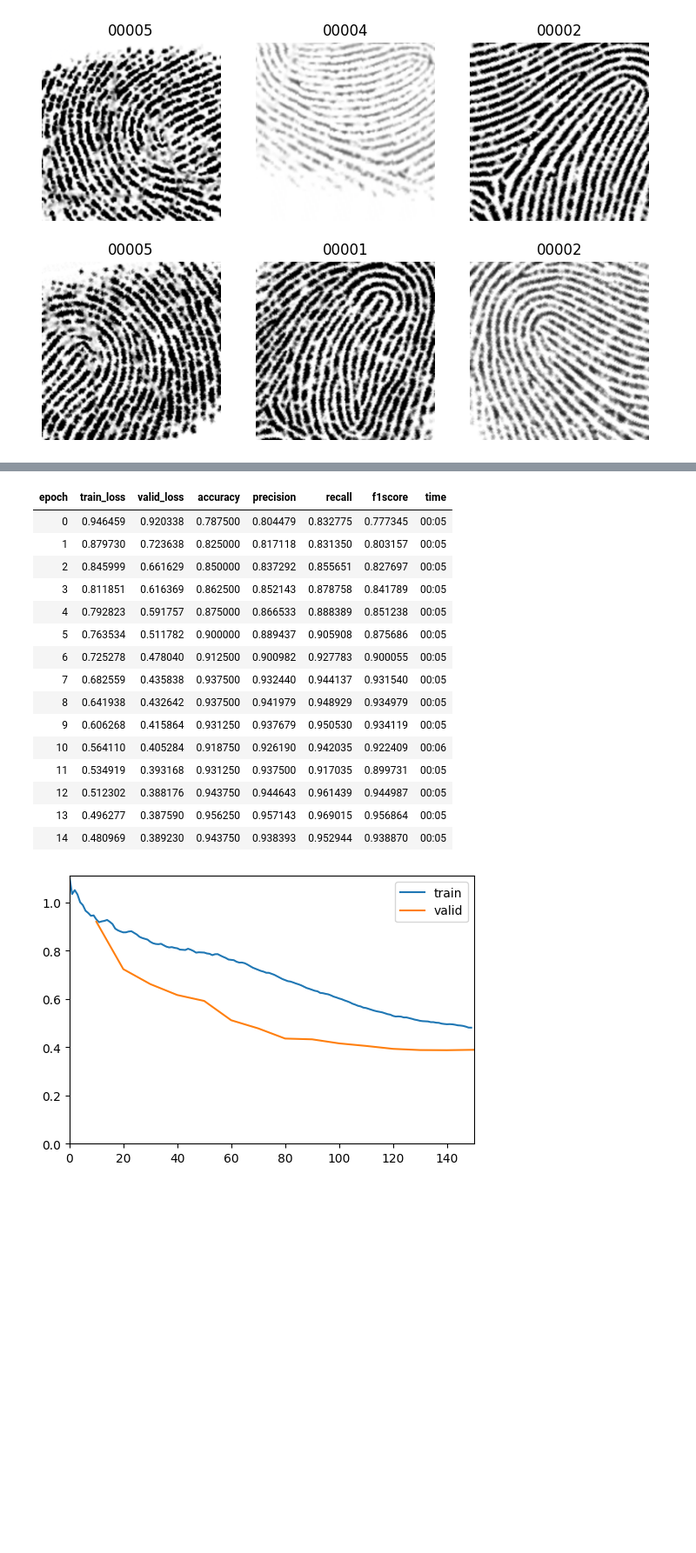
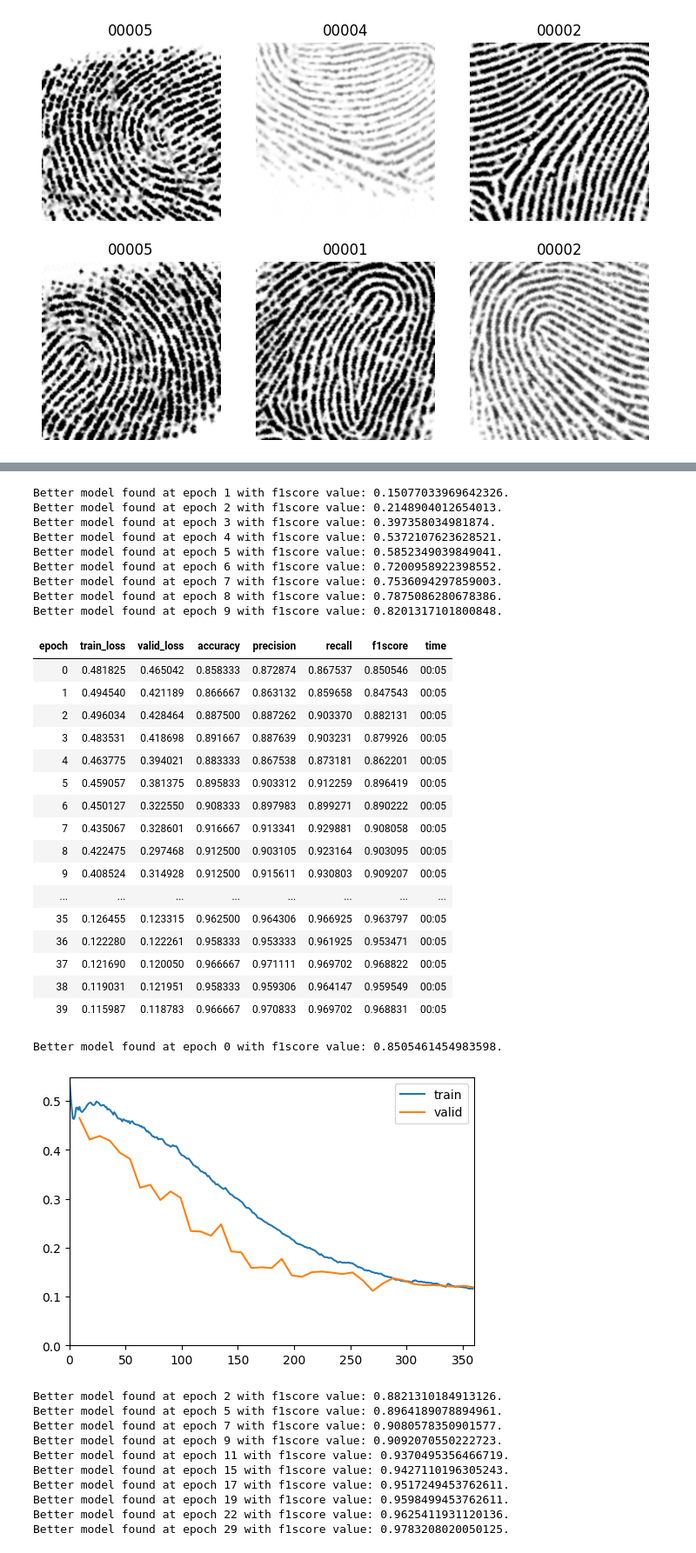
Before and after one commit to Kenny3Shen/InverseVC, a Jupyter notebook: triplet-crossentropy_FVC2000.ipynb, the cells around one changed output, grey strips where cells are left out. Shown at 87% size. Drawn from its saved outputs; the diff is of its cells as text; code cells hidden in the pictures; blank space fills up the shorter version.

```diff
--- a/triplet-crossentropy_FVC2000.ipynb
+++ b/triplet-crossentropy_FVC2000.ipynb
@@ -167,11 +171,12 @@ classes
 # batch_size must be a multiple of m
 # length_before_new_iter >= batch_size must be true
 # m * (number of unique labels) >= batch_size must be true
-sampler = samplers.MPerClassSampler(
-    loaders.vocab, m=12, batch_size=bs, length_before_new_iter=loaders.train.n
-)
-# Fastai 会自动创建一个新的数据加载器，该数据加载器使用相同的数据集，但使用您传递的修改后的关键字参数。
-loaders.train = loaders.train.new(shuffle=False, sampler=sampler)
+if SAMPLER:
+    sampler = samplers.MPerClassSampler(
+        loaders.vocab, m=6, batch_size=bs, length_before_new_iter=loaders.train.n
+    )
+    # Fastai 会自动创建一个新的数据加载器，该数据加载器使用相同的数据集，但使用您传递的修改后的关键字参数。
+    loaders.train = loaders.train.new(shuffle=False, sampler=sampler)
 # %%
 #GeM Pooling可以看作Average Pooling和Max Pooling的延申
 #当p=1时，GeM Pooling退化成Average Pooling
@@ -228,8 +233,9 @@ class CustomModel(nn.Module):
         return horizontal_embeddings, vertical_embeddings, global_embeddings, classification
 
 backbone=resnet50(weights="DEFAULT")
-# backbone.layer4[0].conv2.stride = (1, 1)
-# backbone.layer4[0].downsample[0].stride = (1, 1)
+if not WITHOUT_LOCAL:
+    backbone.layer4[0].conv2.stride = (1, 1)
+    backbone.layer4[0].downsample[0].stride = (1, 1)
 encoder = create_body(backbone)
 head = nn.Sequential(
     #nn.BatchNorm1d(2048),
@@ -313,7 +317,7 @@ class CombinedLoss(nn.Module):
             return horizontal_loss + vertical_loss + global_loss + class_loss
 
 embedding_loss = MinedLoss(mining_func, loss_func, add_ap_dists=ADD_AP_DISTS)
-combined_loss = CombinedLoss(embedding_loss, classification_loss, without_local=WITHOUT_LOCAL)
+combined_loss = CombinedLoss(embedding_loss, classification_loss, without_embed=WITHOUT_EMBED, without_local=WITHOUT_LOCAL)
 # %%
 from sklearn.metrics import precision_score, recall_score, f1_score
 def accuracy(inp, targ, axis=-1):
@@ -340,9 +344,9 @@ learn=Learner(loaders,
               model,
               loss_func=combined_loss,
               splitter=siamese_splitter,
-              cbs=[ShowGraphCallback],
+              cbs=[ShowGraphCallback, SaveModelCallback (monitor='f1score')],
               metrics=[accuracy,precision,recall,f1score])
 # %%
-learn.fine_tune(15,freeze_epochs=5)
+learn.fine_tune(40,freeze_epochs=10)
 # %% [output]
 | epoch | train_loss | valid_loss | accuracy | precision | recall | f1score | time |
@@ -355,18 +365,39 @@ learn.fine_tune(15,freeze_epochs=5)
+Better model found at epoch 1 with f1score value: 0.15077033969642326.
+Better model found at epoch 2 with f1score value: 0.2148904012654013.
+Better model found at epoch 3 with f1score value: 0.397358034981874.
+Better model found at epoch 4 with f1score value: 0.5372107623628521.
+Better model found at epoch 5 with f1score value: 0.5852349039849041.
+Better model found at epoch 6 with f1score value: 0.7200958922398552.
+Better model found at epoch 7 with f1score value: 0.7536094297859003.
+Better model found at epoch 8 with f1score value: 0.7875086280678386.
+Better model found at epoch 9 with f1score value: 0.8201317101800848.
 | epoch | train_loss | valid_loss | accuracy | precision | recall | f1score | time |
-| 0 | 0.946459 | 0.920338 | 0.787500 | 0.804479 | 0.832775 | 0.777345 | 00:05 |
-| 1 | 0.879730 | 0.723638 | 0.825000 | 0.817118 | 0.831350 | 0.803157 | 00:05 |
-| 2 | 0.845999 | 0.661629 | 0.850000 | 0.837292 | 0.855651 | 0.827697 | 00:05 |
-| 3 | 0.811851 | 0.616369 | 0.862500 | 0.852143 | 0.878758 | 0.841789 | 00:05 |
-| 4 | 0.792823 | 0.591757 | 0.875000 | 0.866533 | 0.888389 | 0.851238 | 00:05 |
-| 5 | 0.763534 | 0.511782 | 0.900000 | 0.889437 | 0.905908 | 0.875686 | 00:05 |
-| 6 | 0.725278 | 0.478040 | 0.912500 | 0.900982 | 0.927783 | 0.900055 | 00:05 |
-| 7 | 0.682559 | 0.435838 | 0.937500 | 0.932440 | 0.944137 | 0.931540 | 00:05 |
-| 8 | 0.641938 | 0.432642 | 0.937500 | 0.941979 | 0.948929 | 0.934979 | 00:05 |
-| 9 | 0.606268 | 0.415864 | 0.931250 | 0.937679 | 0.950530 | 0.934119 | 00:05 |
-| 10 | 0.564110 | 0.405284 | 0.918750 | 0.926190 | 0.942035 | 0.922409 | 00:06 |
-| 11 | 0.534919 | 0.393168 | 0.931250 | 0.937500 | 0.917035 | 0.899731 | 00:05 |
-| 12 | 0.512302 | 0.388176 | 0.943750 | 0.944643 | 0.961439 | 0.944987 | 00:05 |
-| 13 | 0.496277 | 0.387590 | 0.956250 | 0.957143 | 0.969015 | 0.956864 | 00:05 |
-| 14 | 0.480969 | 0.389230 | 0.943750 | 0.938393 | 0.952944 | 0.938870 | 00:05 |
+| 0 | 0.481825 | 0.465042 | 0.858333 | 0.872874 | 0.867537 | 0.850546 | 00:05 |
+| 1 | 0.494540 | 0.421189 | 0.866667 | 0.863132 | 0.859658 | 0.847543 | 00:05 |
+| 2 | 0.496034 | 0.428464 | 0.887500 | 0.887262 | 0.903370 | 0.882131 | 00:05 |
+| 3 | 0.483531 | 0.418698 | 0.891667 | 0.887639 | 0.903231 | 0.879926 | 00:05 |
+| 4 | 0.463775 | 0.394021 | 0.883333 | 0.867538 | 0.873181 | 0.862201 | 00:05 |
+| 5 | 0.459057 | 0.381375 | 0.895833 | 0.903312 | 0.912259 | 0.896419 | 00:05 |
+| 6 | 0.450127 | 0.322550 | 0.908333 | 0.897983 | 0.899271 | 0.890222 | 00:05 |
+| 7 | 0.435067 | 0.328601 | 0.916667 | 0.913341 | 0.929881 | 0.908058 | 00:05 |
+| 8 | 0.422475 | 0.297468 | 0.912500 | 0.903105 | 0.923164 | 0.903095 | 00:05 |
+| 9 | 0.408524 | 0.314928 | 0.912500 | 0.915611 | 0.930803 | 0.909207 | 00:05 |
+| ... | ... | ... | ... | ... | ... | ... | ... |
+| 35 | 0.126455 | 0.123315 | 0.962500 | 0.964306 | 0.966925 | 0.963797 | 00:05 |
+| 36 | 0.122280 | 0.122261 | 0.958333 | 0.953333 | 0.961925 | 0.953471 | 00:05 |
+| 37 | 0.121690 | 0.120050 | 0.966667 | 0.971111 | 0.969702 | 0.968822 | 00:05 |
+| 38 | 0.119031 | 0.121951 | 0.958333 | 0.959306 | 0.964147 | 0.959549 | 00:05 |
+| 39 | 0.115987 | 0.118783 | 0.966667 | 0.970833 | 0.969702 | 0.968831 | 00:05 |
+Better model found at epoch 0 with f1score value: 0.8505461454983598.
-[figure, old version]
+[figure, new version]
+Better model found at epoch 2 with f1score value: 0.8821310184913126.
+Better model found at epoch 5 with f1score value: 0.8964189078894961.
+Better model found at epoch 7 with f1score value: 0.9080578350901577.
+Better model found at epoch 9 with f1score value: 0.9092070550222723.
+Better model found at epoch 11 with f1score value: 0.9370495356466719.
+Better model found at epoch 15 with f1score value: 0.9427110196305243.
+Better model found at epoch 17 with f1score value: 0.9517249453762611.
+Better model found at epoch 19 with f1score value: 0.9598499453762611.
+Better model found at epoch 22 with f1score value: 0.9625411931120136.
+Better model found at epoch 29 with f1score value: 0.9783208020050125.
 # %%
```
Also changed, not shown: parts of 8 cells of this notebook.
